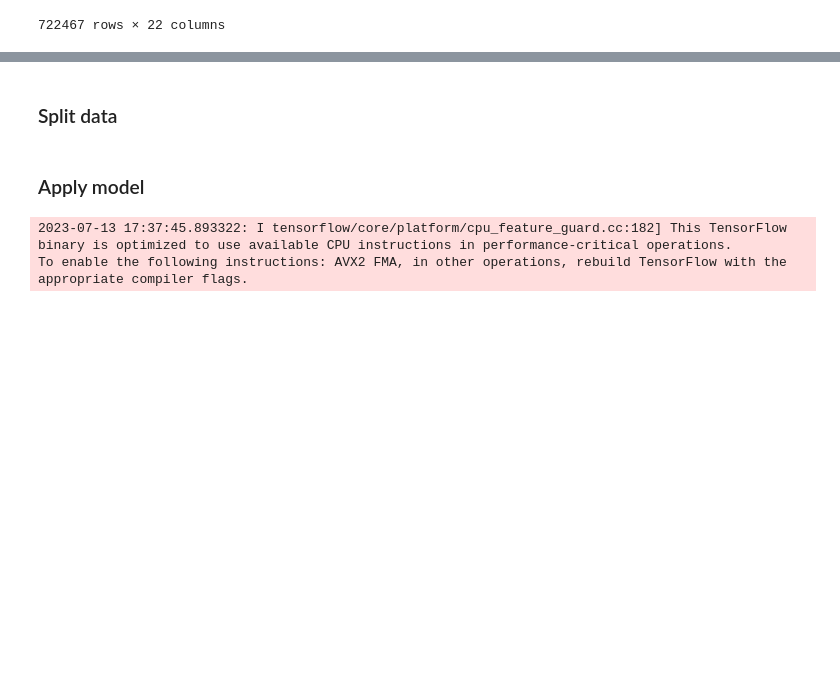
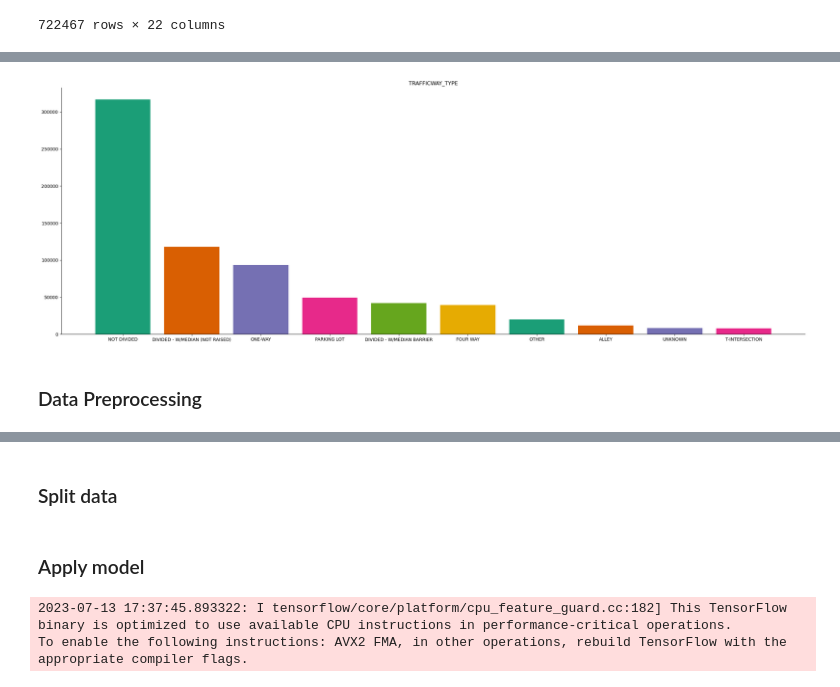
Before and after one commit to HuyHoangTuan/accidents_data_governance, a Jupyter notebook: src/note_book/main.ipynb, the cells around one changed output, grey strips where cells are left out. Drawn from its saved outputs; the diff is of its cells as text; code cells hidden in the pictures; blank space fills up the shorter version.

```diff
--- a/src/note_book/main.ipynb
+++ b/src/note_book/main.ipynb
@@ -25,0 +78,4 @@ chicago
+# %%
+categorical_histogram(chicago, *['TRAFFICWAY_TYPE'], top_values = 10, direction  ='v')
+# %% [output]
+[figure, added]
@@ -26,3 +92,5 @@ chicago
+# %% [markdown]
+### Data Preprocessing
 # %%
 from sklearn.preprocessing import LabelEncoder
 label_encoder = LabelEncoder()
```
Also changed, not shown: parts of 28 cells of this notebook, 3 other files.
